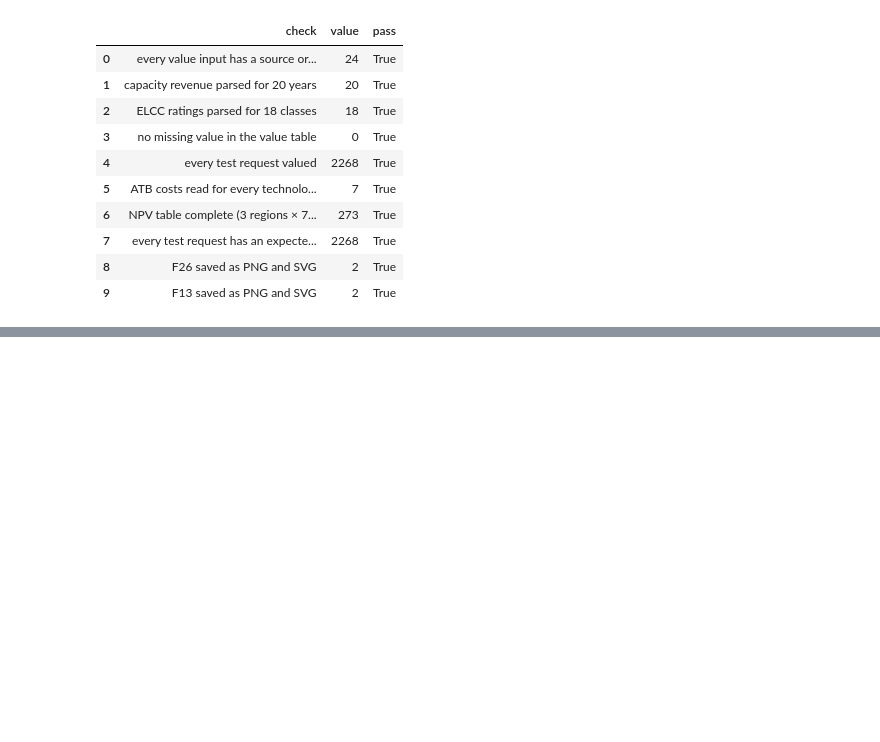
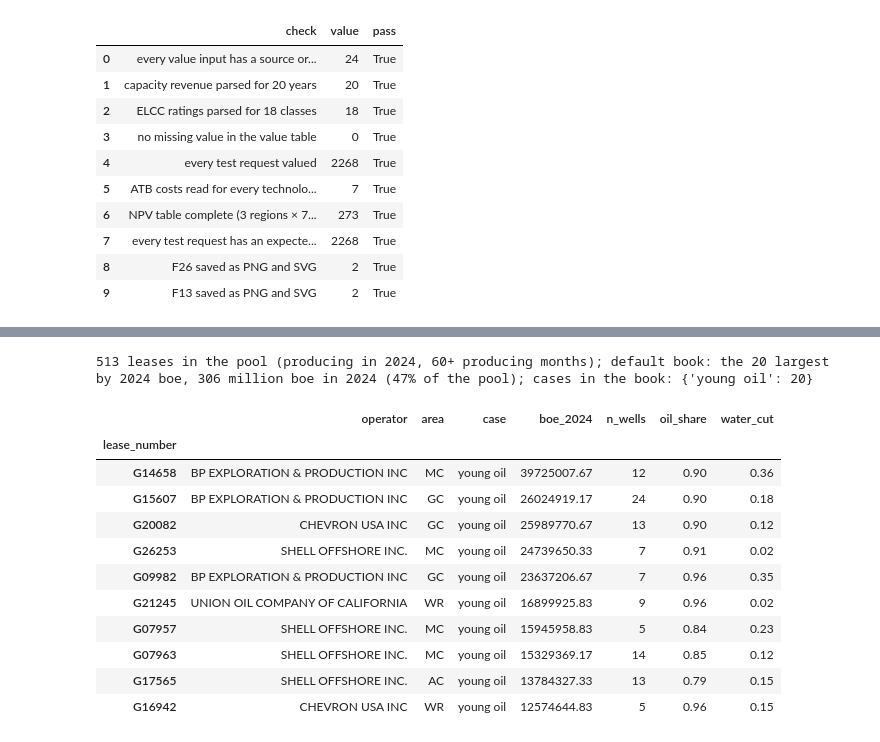
Before and after one commit to alanmossinger/Capstone, a Jupyter notebook: notebooks/07_economics.ipynb, the cells around one changed output, grey strips where cells are left out. Saved outputs shown, nothing was run; the diff lists cells and outputs as text; code cells hidden in the pictures; blank space fills up the shorter version.

```diff
--- a/notebooks/07_economics.ipynb
+++ b/notebooks/07_economics.ipynb
@@ -712,0 +773,38 @@ total 0.3 min
+# %%
+prod = lease[lease["producing"]]
+producing_months = prod.groupby("lease_number").size()
+eligible = producing_months[producing_months >= config.V5_MIN_PRODUCING_MONTHS].index
+pool_l = (prod[prod["lease_number"].isin(eligible)].groupby("lease_number")
+          .agg(oil_bbl_total=("oil_bbl", "sum"), gas_mcf_total=("gas_mcf", "sum"), water_bbl_total=("water_bbl", "sum"),
+               producing_months=("month", "size"), first_month=("month", "min"), last_month=("month", "max"),
+               operator=("operator_name", lambda s: s.mode().iloc[0]), area_block=("area_block", lambda s: s.mode().iloc[0])))
+y24 = prod[prod["month"].dt.year == 2024].groupby("lease_number").agg(oil_2024=("oil_bbl", "sum"), gas_2024=("gas_mcf", "sum"), wells_2024=("n_producing", "max"))
+pool_l = pool_l.join(y24, how="left").fillna({"oil_2024": 0.0, "gas_2024": 0.0, "wells_2024": 0})
+pool_l["boe_2024"] = pool_l["oil_2024"] + pool_l["gas_2024"] * ec.BOE_PER_MCF
+pool_l["oil_share"] = pool_l["oil_bbl_total"] / (pool_l["oil_bbl_total"] + pool_l["gas_mcf_total"] * ec.BOE_PER_MCF)
+pool_l["water_cut"] = pool_l["water_bbl_total"] / (pool_l["water_bbl_total"] + pool_l["oil_bbl_total"]).replace(0, np.nan)
+pool_l["case"] = np.select([(pool_l["oil_share"] >= 0.5) & (pool_l["water_cut"] < 0.5), pool_l["oil_share"] >= 0.5], ["young oil", "mature oil watering out"], "gas tail")
+pool_l["area"] = pool_l["area_block"].str.extract(r"^([A-Z]+)")[0]
+pool_l = pool_l[pool_l["last_month"] >= "2024-01-01"].copy()  # a lease that stopped reporting before 2024 has nothing to redevelop
+pool_l["n_wells"] = pool_l["wells_2024"].clip(lower=1).astype(int)
+pool_l = pool_l.sort_values("boe_2024", ascending=False)
+pool_l["in_default_book"] = False
+pool_l.iloc[:DEFAULT_LEASES, pool_l.columns.get_loc("in_default_book")] = True
+print(f"{len(pool_l):,} leases in the pool (producing in 2024, 60+ producing months); default book: the {DEFAULT_LEASES} largest by 2024 boe, "
+      f"{pool_l[pool_l['in_default_book']]['boe_2024'].sum() / 1e6:.0f} million boe in 2024 ({pct(pool_l[pool_l['in_default_book']]['boe_2024'].sum() / pool_l['boe_2024'].sum(), 0)} of the pool); "
+      f"cases in the book: {pool_l[pool_l['in_default_book']]['case'].value_counts().to_dict()}")
+pool_l[pool_l["in_default_book"]][["operator", "area", "case", "boe_2024", "n_wells", "oil_share", "water_cut"]].round(2).head(10)
+# %% [output]
+513 leases in the pool (producing in 2024, 60+ producing months); default book: the 20 largest by 2024 boe, 306 million boe in 2024 (47% of the pool); cases in the book: {'young oil': 20}
+|  | operator | area | case | boe_2024 | n_wells | oil_share | water_cut |
+| lease_number |  |  |  |  |  |  |  |
+| G14658 | BP EXPLORATION & PRODUCTION INC | MC | young oil | 39725007.67 | 12 | 0.90 | 0.36 |
+| G15607 | BP EXPLORATION & PRODUCTION INC | GC | young oil | 26024919.17 | 24 | 0.90 | 0.18 |
+| G20082 | CHEVRON USA INC | GC | young oil | 25989770.67 | 13 | 0.90 | 0.12 |
+| G26253 | SHELL OFFSHORE INC. | MC | young oil | 24739650.33 | 7 | 0.91 | 0.02 |
+| G09982 | BP EXPLORATION & PRODUCTION INC | GC | young oil | 23637206.67 | 7 | 0.96 | 0.35 |
+| G21245 | UNION OIL COMPANY OF CALIFORNIA | WR | young oil | 16899925.83 | 9 | 0.96 | 0.02 |
+| G07957 | SHELL OFFSHORE INC. | MC | young oil | 15945958.83 | 5 | 0.84 | 0.23 |
+| G07963 | SHELL OFFSHORE INC. | MC | young oil | 15329369.17 | 14 | 0.85 | 0.12 |
+| G17565 | SHELL OFFSHORE INC. | AC | young oil | 13784327.33 | 13 | 0.79 | 0.15 |
+| G16942 | CHEVRON USA INC | WR | young oil | 12574644.83 | 5 | 0.96 | 0.15 |
```
Also changed, not shown: parts of 19 cells of this notebook, 17 other files.
